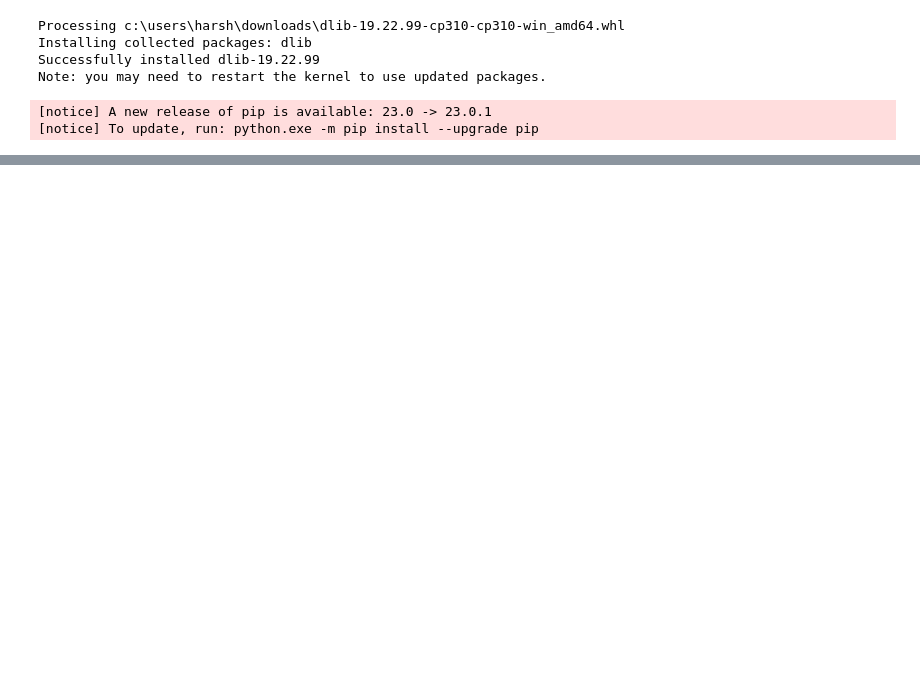
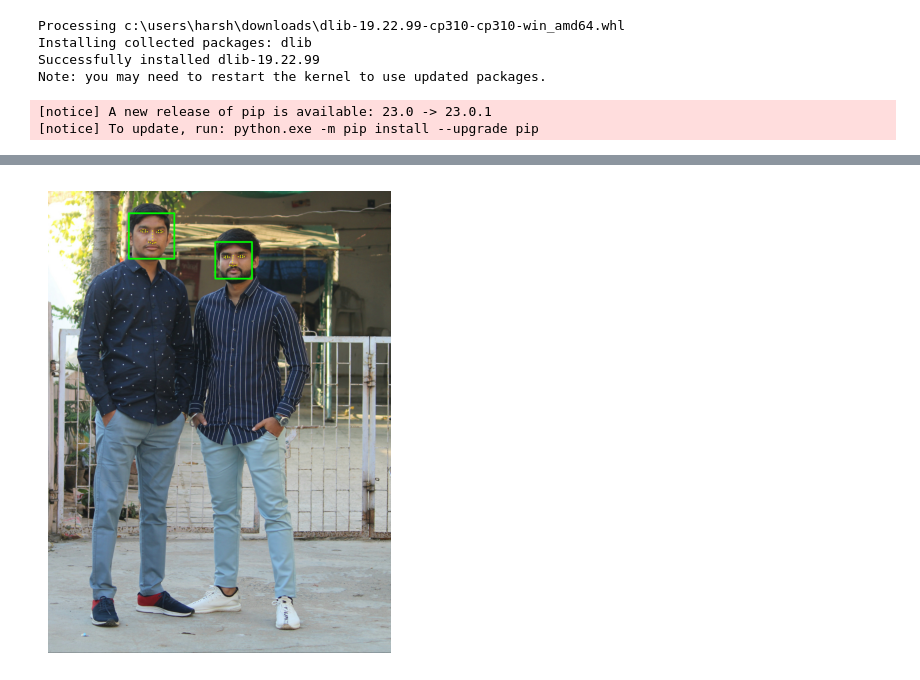
Before and after one commit to harshp1509/Facial-emotion-recognition-system-, a Jupyter notebook: Facial emotion recognition system.ipynb, the cells around one changed output, grey strips where cells are left out. Saved outputs shown, nothing was run; the diff lists cells and outputs as text; code cells hidden in the pictures; blank space fills up the shorter version.

```diff
--- a/Facial emotion recognition system.ipynb
+++ b/Facial emotion recognition system.ipynb
@@ -254,0 +247,58 @@ SyntaxError: invalid syntax. Perhaps you forgot a comma? (3908240961.py, line 16
+# %%
+import numpy as np
+import cv2
+import dlib
+
+imagepath="C:\\Users\\Harsh\\Pictures\\20210207_221321.jpg"
+cascPath= "C:\\Users\\Harsh\\Desktop\\Major Project\\haarcascade_frontalface_default.xml"
+
+predictor_path= "C:\\Users\\Harsh\\Desktop\\Major Project\\shape_predictor_68_face_landmarks.dat"
+
+jawline_points=list(range(0,17))
+right_eyebrow_points=list(range(17,22))
+left_eyebrow_points=list(range(22,27))
+nose_points=list(range(27,36))
+right_eye_points=list(range(36,42))
+left_eye_points=list(range(41,48))
+mouth_outline_points=list(range(48,61))
+mouth_inner_points=list(range(61,68))
+
+facecascade=cv2.CascadeClassifier(cascPath)
+
+predictor=dlib.shape_predictor(predictor_path)
+
+image=cv2.imread(imagepath)
+
+gray=cv2.cvtColor(image,cv2.COLOR_BGR2GRAY)
+
+faces=facecascade.detectMultiScale(
+    gray,
+    scaleFactor=1.3,
+    minNeighbors=5,
+    minSize=(100,100),
+    flags=cv2.CASCADE_SCALE_IMAGE
+)
+
+# print("FOUND {0} FACES!".format(len(faces)))
+
+
+for (x,y,w,h) in faces:
+    cv2.rectangle(image,(x,y),(x+w,y+h),(0,255,0),10)
+
+    dlib_rect=dlib.rectangle(int(x),int(y),int(x+w),int(y+h))
+
+    landmarks=np.matrix([[p.x,p.y]
+                         for p in predictor(image,dlib_rect).parts()])
+
+    landmarks_display=landmarks[right_eye_points+left_eye_points+nose_points]
+
+    for idx, point in enumerate(landmarks_display):
+        pos=(point[0,0],point[0,1])
+        cv2.circle(image,pos,2,color=(0,255,255),thickness=2)
+
+# cv2.imshow("landmarks found",image)
+# cv2.waitKey(0)
+
+display(image)
+# %% [output]
+[figure, added]
```
Also changed, not shown: parts of 8 cells of this notebook.
